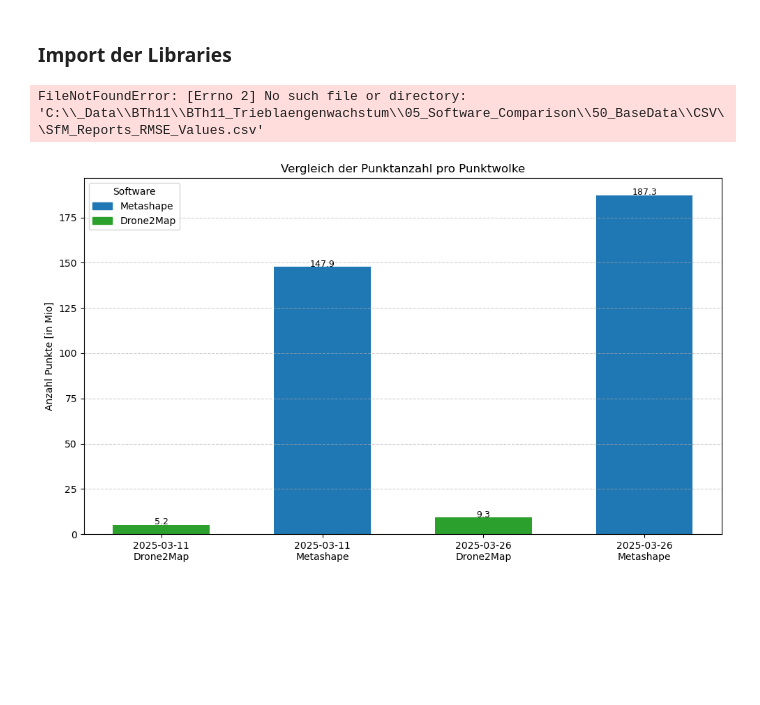
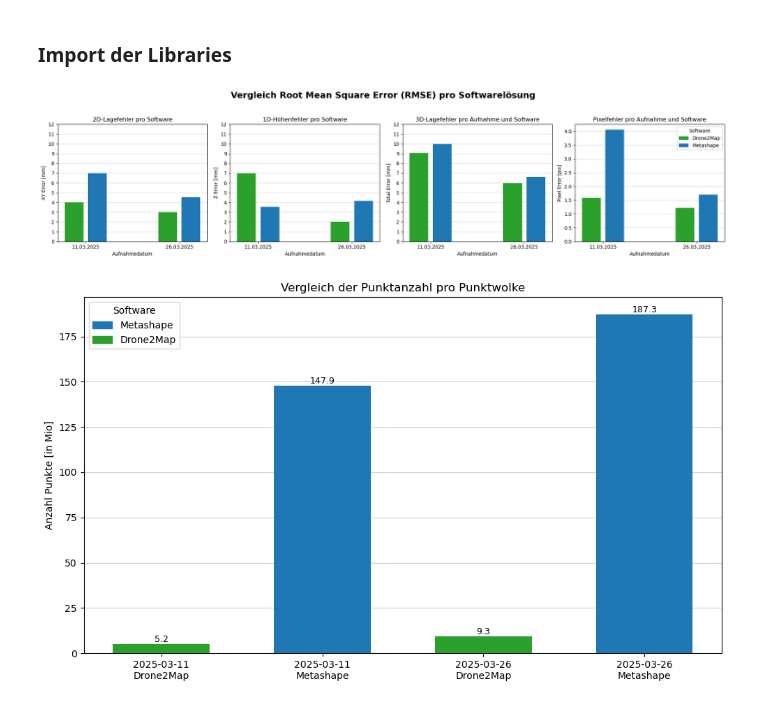
Before and after one commit to naamp/BTh11_Trieblaengenwachstum, a Jupyter notebook: 05_Software_Comparison/05_B_Software_Comparison_RMSE.ipynb, the cells around one changed output. Drawn from its saved outputs; the diff is of its cells as text; code cells hidden in the pictures; blank space fills up the shorter version.

Commit message:
20250430_1_naamp
Update BarPlots

```diff
--- a/05_Software_Comparison/05_B_Software_Comparison_RMSE.ipynb
+++ b/05_Software_Comparison/05_B_Software_Comparison_RMSE.ipynb
@@ -37,8 +37,8 @@ df["Datum"] = pd.to_datetime(df["Datum_raw"], format="%Y%m%d").dt.strftime("%d.%
 attributes = [
     ("RMSE_X_mm", "XY Error [mm]", "2D-Lagefehler pro Software"),
     ("RMSE_Z_mm", "Z Error [mm]", "1D-Höhenfehler pro Software"),
-    ("RMSE_Total_mm", "Total Error [mm]", "3D-Lagefehler pro Software"),
-    ("RMSE_Pixel", "Pixel Error [pix]", "Pixelfehler pro Software")
+    ("RMSE_Total_mm", "Total Error [mm]", "3D-Lagefehler pro Aufnahme und Software"),
+    ("RMSE_Pixel", "Pixel Error [pix]", "Pixelfehler pro Aufnahme und Software")
 ]
 
 # x-Achsen-Konfiguration
@@ -53,12 +53,14 @@ fig, axes = plt.subplots(1, len(attributes), figsize=(20, 5))
 
 
 for ax, (attr, ylabel, title) in zip(axes, attributes):
+    ax.set_axisbelow(True)
+
     for i, datum in enumerate(aufnahmedaten):
         for j, software in enumerate(["Drone2Map", "Metashape"]):
             value = df[(df["Datum"] == datum) & (df["Software"] == software)][attr]
             if not value.empty:
                 xpos = x_indices[i] + (j - 0.5) * (bar_width + bar_spacing)
-                ax.bar(xpos, value.values[0], width=bar_width, color=farbe[software], zorder=100)
+                ax.bar(xpos, value.values[0], width=bar_width, color=farbe[software])
 
     # Achsen
     ax.set_xticks(x_indices)
@@ -80,7 +82,7 @@ fig.suptitle("Vergleich Root Mean Square Error (RMSE) pro Softwarelösung", font
 plt.tight_layout(rect=[0, 0, 1, 0.94])
 plt.show()
 # %% [output]
-FileNotFoundError: [Errno 2] No such file or directory: 'C:\\_Data\\BTh11\\BTh11_Trieblaengenwachstum\\05_Software_Comparison\\50_BaseData\\CSV\\SfM_Reports_RMSE_Values.csv'
+[figure, added]
 # %%
 import os
 import laspy
@@ -120,33 +122,33 @@ for date, path in dirs.items():
                 })
 
             except Exception as e:
                 print(f"Fehler bei Datei {file}: {e}")
 
 # === Plot vorbereiten
 labels = [f"{d['date']}\n{d['software']}" for d in data]
 values = [d["n_points_mio"] for d in data]
 colors = ["#1f77b4" if d["software"] == "Metashape" else "#2ca02c" for d in data]
 
 plt.figure(figsize=(10, 6))
 bars = plt.bar(labels, values, color=colors, width=0.6, zorder=100)
 
 # Beschriftung
 plt.ylabel("Anzahl Punkte [in Mio]")
 plt.title("Vergleich der Punktanzahl pro Punktwolke")
-plt.grid(axis='y', linestyle='--', alpha=0.6)
+plt.grid(axis='y', linestyle='-', alpha=0.6)
 
 # Werte beschriften
 for bar in bars:
     height = bar.get_height()
-    plt.text(bar.get_x() + bar.get_width()/2, height + 0.05, f"{height:.1f}", ha='center', fontsize=9)
+    plt.text(bar.get_x() + bar.get_width()/2, height + 1.0, f"{height:.1f}", ha='center', fontsize=9, zorder=101)
 
 # Legende
 plt.legend(handles=[
     plt.Rectangle((0, 0), 1, 1, color="#1f77b4", label="Metashape"),
     plt.Rectangle((0, 0), 1, 1, color="#2ca02c", label="Drone2Map")
 ], title="Software")
 
 plt.tight_layout()
 plt.show()
 # %% [output]
-[figure, old version]
+[figure, new version]
```
Also changed, not shown: 2 other files.
